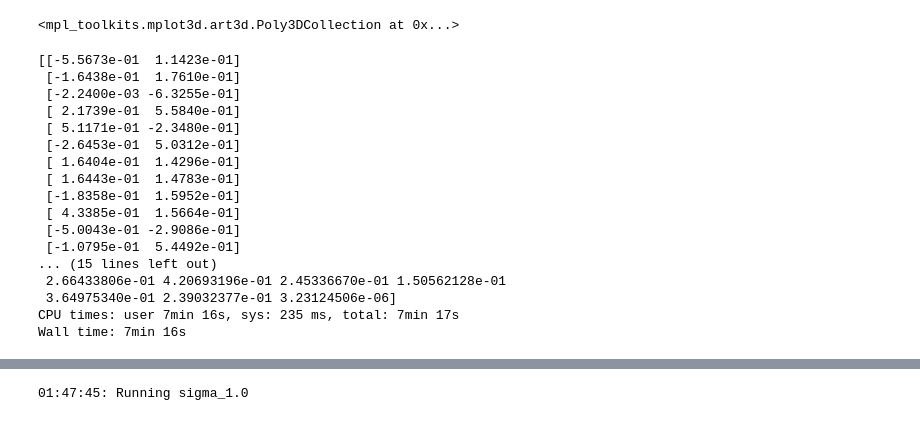
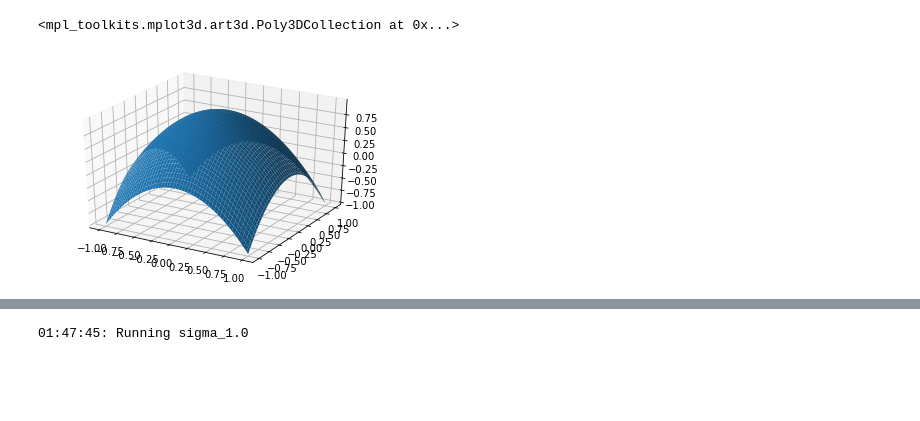
Before and after one commit to Balazzs/2D_speciation, a Jupyter notebook: thing.ipynb, the cells around one changed output, grey strips where cells are left out. Drawn from its saved outputs; the diff is of its cells as text; code cells hidden in the pictures; blank space fills up the shorter version.

```diff
--- a/thing.ipynb
+++ b/thing.ipynb
@@ -156,5 +151,0 @@ for time, x in r.history.items():
-# %%
-plt.figure()
-
-for time, x in r.history.items():
-    plt.scatter(np.ones_like(x[:,0]) * time, x[:,0], color="black")
@@ -184,5 +179,5 @@ fig = plt.figure()
 ax = fig.add_subplot(111, projection='3d')
 
 grids = np.meshgrid(np.linspace(-1, 1, 100), np.linspace(-1, 1, 100))
-ax.plot_surface(grids[0], grids[1], asd)
+ax.plot_surface(grids[0], grids[1], field)
 # %% [output]
@@ -191,27 +184,2 @@ ax.plot_surface(grids[0], grids[1], asd)
 <mpl_toolkits.mplot3d.art3d.Poly3DCollection at 0x...>
+[figure, added]
-# %%
-%%time
-bloeh = Run()
-for _ in range(1000000):
-    bloeh.step()
-
-print(bloeh.x)
-print(bloeh.n)
-# %% [output]
-[[-5.5673e-01  1.1423e-01]
- [-1.6438e-01  1.7610e-01]
- [-2.2400e-03 -6.3255e-01]
- [ 2.1739e-01  5.5840e-01]
- [ 5.1171e-01 -2.3480e-01]
- [-2.6453e-01  5.0312e-01]
- [ 1.6404e-01  1.4296e-01]
- [ 1.6443e-01  1.4783e-01]
- [-1.8358e-01  1.5952e-01]
- [ 4.3385e-01  1.5664e-01]
- [-5.0043e-01 -2.9086e-01]
- [-1.0795e-01  5.4492e-01]
-... (15 lines left out)
- 2.66433806e-01 4.20693196e-01 2.45336670e-01 1.50562128e-01
- 3.64975340e-01 2.39032377e-01 3.23124506e-06]
-CPU times: user 7min 16s, sys: 235 ms, total: 7min 17s
-Wall time: 7min 16s
```
Also changed, not shown: parts of 17 cells of this notebook.
